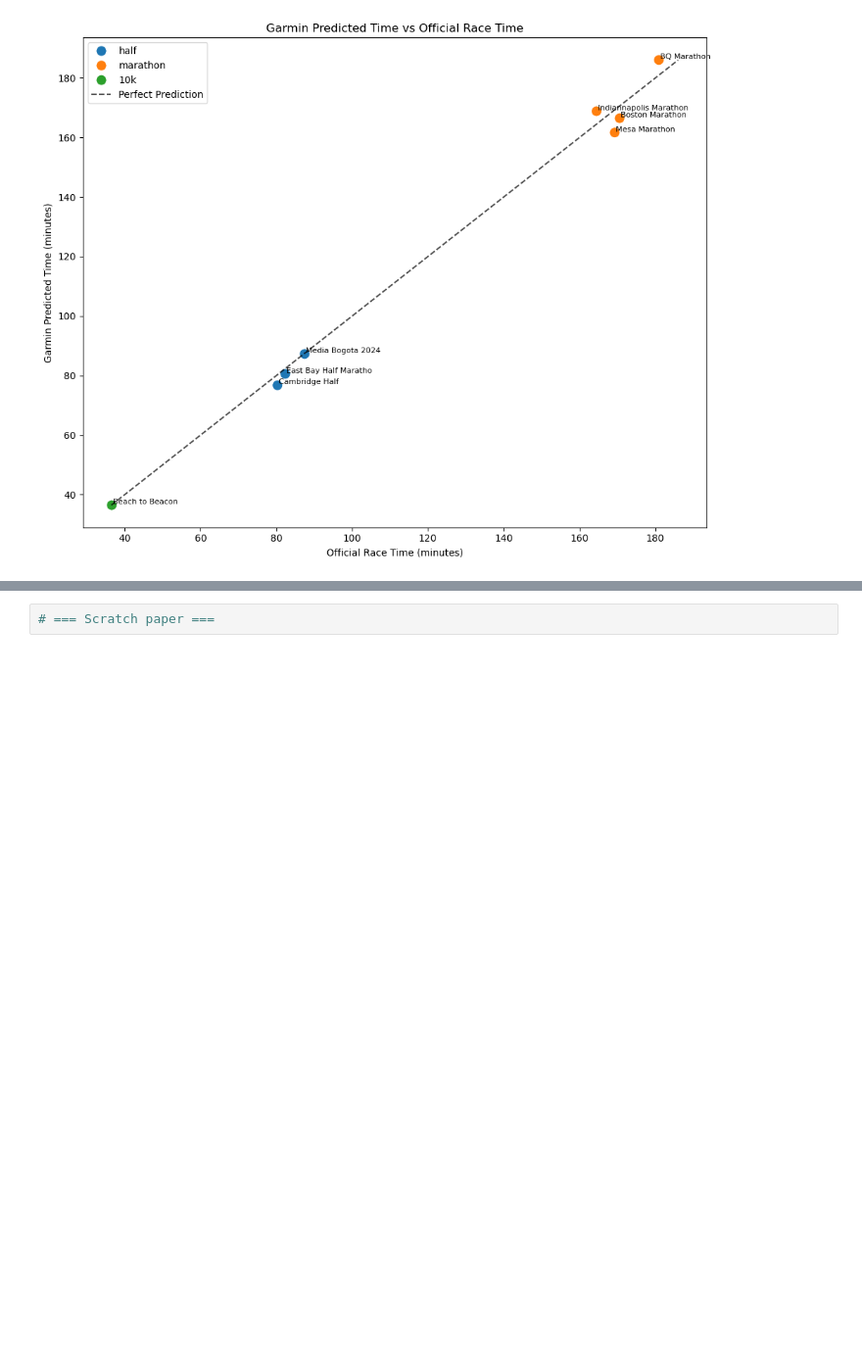
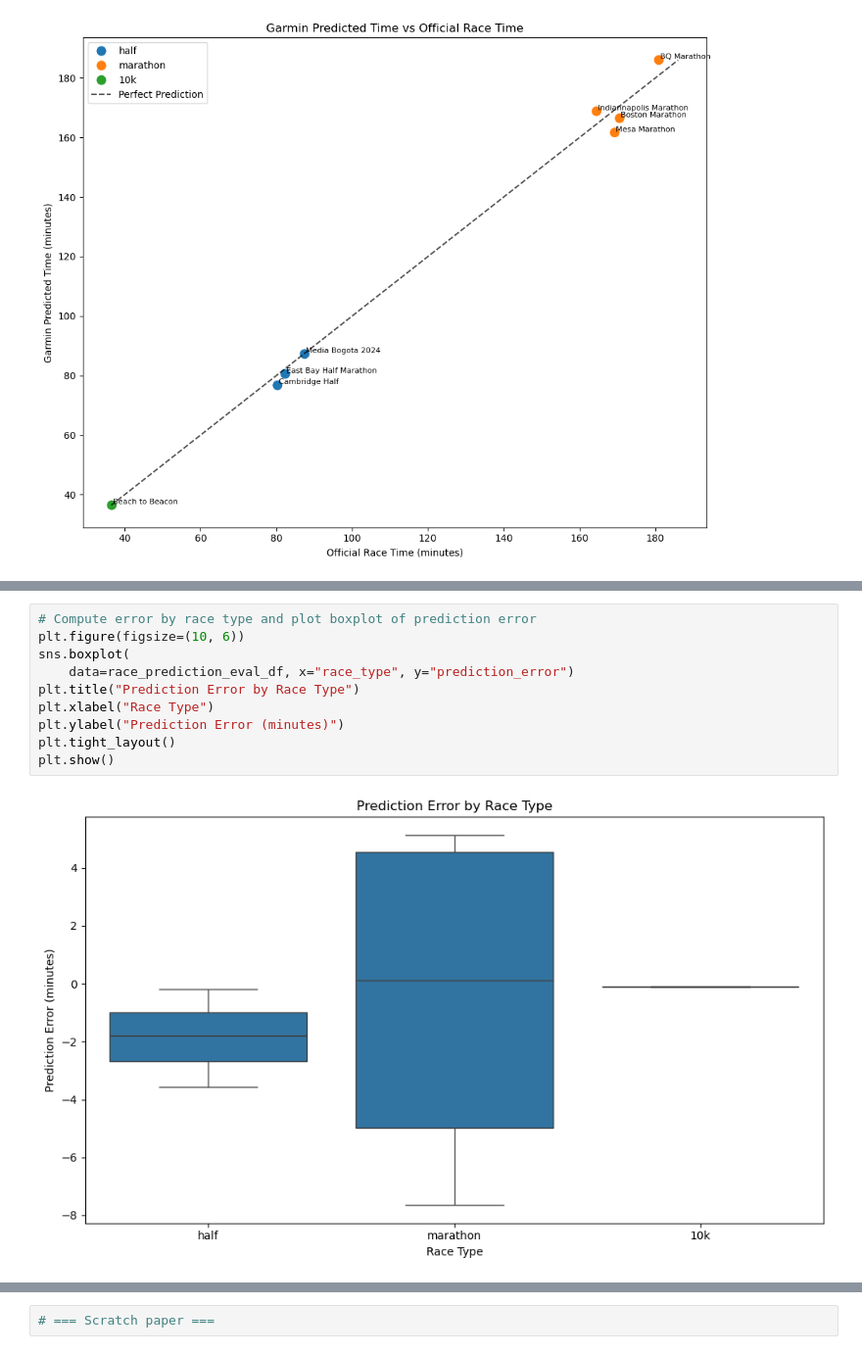
Before and after one commit to herreram22/endurance-performance-project, a Jupyter notebook: notebooks/08_prediction_analysis.ipynb, the cells around one changed output, grey strips where cells are left out. Shown at 98% size. Drawn from its saved outputs; the diff is of its cells as text; blank space fills up the shorter version.

```diff
--- a/notebooks/08_prediction_analysis.ipynb
+++ b/notebooks/08_prediction_analysis.ipynb
@@ -356,0 +363,12 @@ plt.show()
+# %%
+# Compute error by race type and plot boxplot of prediction error
+plt.figure(figsize=(10, 6))
+sns.boxplot(
+    data=race_prediction_eval_df, x="race_type", y="prediction_error")
+plt.title("Prediction Error by Race Type")
+plt.xlabel("Race Type")
+plt.ylabel("Prediction Error (minutes)")
+plt.tight_layout()
+plt.show()
+# %% [output]
+[figure, added]
```
Also changed, not shown: parts of 14 cells of this notebook, 1 other file.
